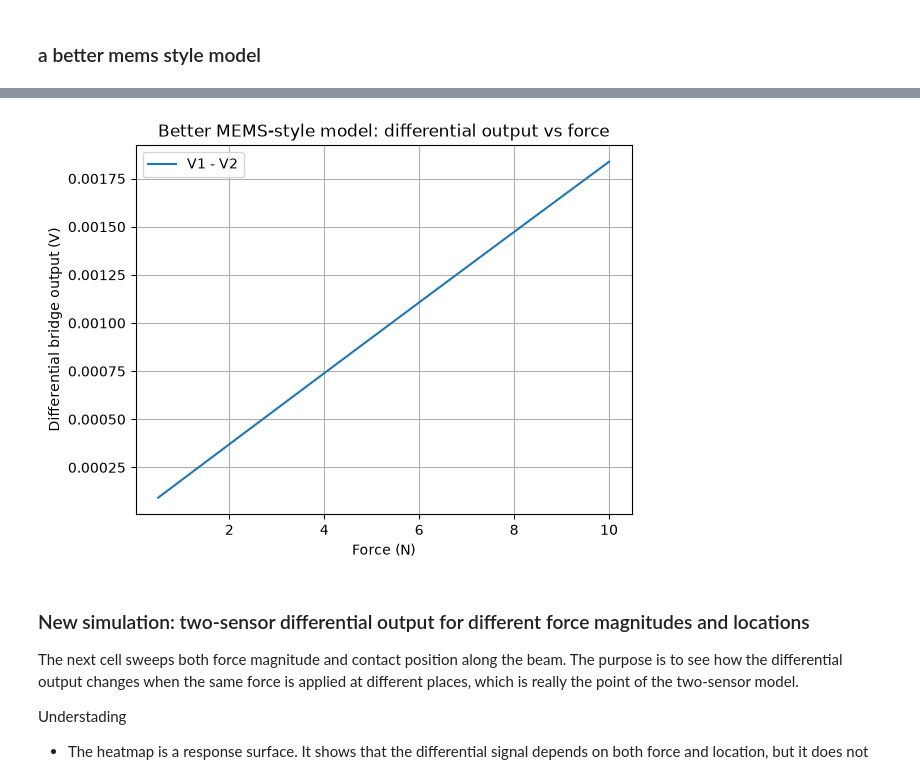
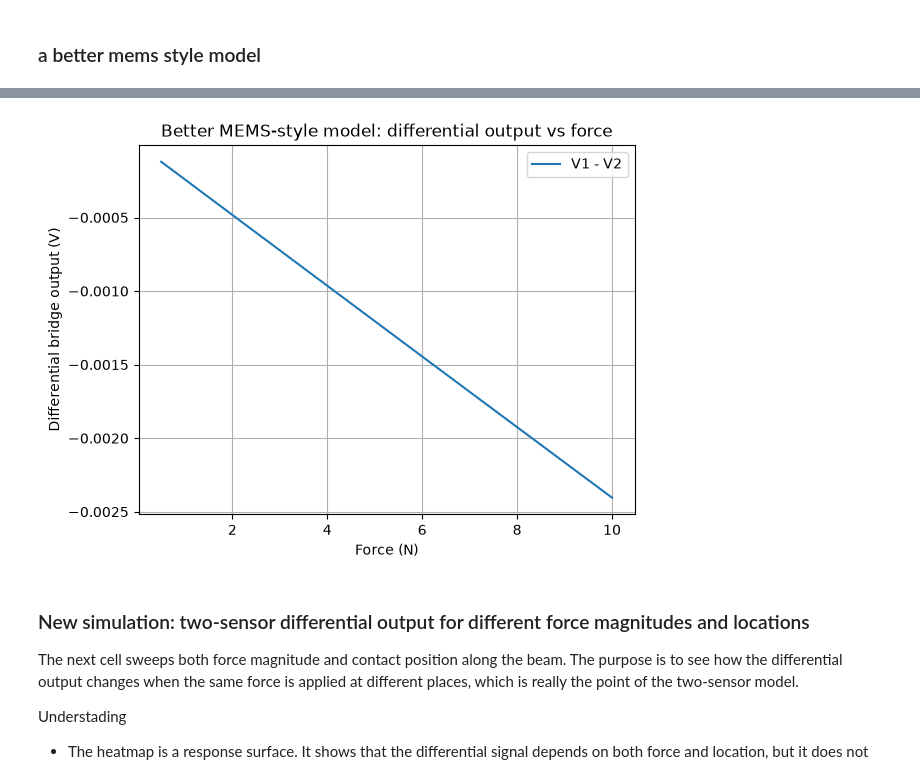
Before and after one commit to MZhouItsg/StrainSimTesting, a Jupyter notebook: 260629test.ipynb, the cells around one changed output, grey strips where cells are left out. Drawn from its saved outputs; the diff is of its cells as text; code cells hidden in the pictures.

```diff
--- a/260629test.ipynb
+++ b/260629test.ipynb
@@ -396,63 +405,72 @@ Vex = 3.3
 
 forces = np.linspace(0.5, 10, 40)
 
-# MEMS internal amplification and gradient parameters
+# MEMS internal amplification factor
 G = 20
-h_mem = 50e-6
 
 
 def beam_strain(F, x):
     return (F * (x_force - x)) * c / (E * I)
 
 
-def mems_bridge_output(eps, G=G, h_mem=h_mem):
-    """Single-surface MEMS bridge with internal strain gradient.
+def gauge_strain(eps_x, eps_y, gamma_xy, angle_deg):
+    """Strain seen by a piezoresistor oriented at angle_deg from the beam axis."""
+    theta = np.deg2rad(angle_deg)
+    ct = np.cos(theta)
+    st = np.sin(theta)
+    return eps_x * ct**2 + eps_y * st**2 + gamma_xy * st * ct
 
-    A realistic MEMS strain-gauge bridge should not place all four gauges with the
-    same signed strain sensitivity. In a real die, neighboring gauges are usually
-    oriented so that one arm sees a positive strain change while the opposite arm
-    sees a negative strain change. That is what makes the Wheatstone bridge output
-    respond to bending instead of cancelling out.
+
+def mems_bridge_output(eps, G=G, orientation='0/90'):
+    """Physically correct MEMS Wheatstone bridge output.
+
+    All four piezoresistors sit on the same surface of the die. The differential
+    signal comes from their angular orientation, not from a through-thickness
+    height gradient. For a bending beam:
+      - 0/90 layout: two arms along x see +eps_xx; two arms along y see -nu*eps_xx.
+        Those opposite signs drive the bridge differentially.
+      - 45/45 layout: arms at +45 and -45 see eps_xx*(1-nu)/2 +/- gamma_xy/2.
+        This layout is more sensitive to shear and mixed-mode loading.
     """
-    # Mechanical strain is amplified by the MEMS flexure before it reaches the
-    # piezoresistive elements embedded in the membrane.
     eps0 = G * eps
+    eps_y = -nu * eps0   # Poisson contraction on the same surface, no shear assumed
 
-    # Internal gauge-height pattern for a physically realistic single-surface bridge.
-    # The signs are intentionally asymmetric so adjacent arms see opposite-signed
-    # strain contributions. If the pattern were perfectly symmetric, the bridge
-    # would be locally balanced and the differential output would collapse to zero.
-    y = np.array([-0.5, 0.5, 0.5, -0.5]) * h_mem
-    kappa = eps0 / max(h_mem, 1e-12)
-    eps_local = eps0 + kappa * y
+    if orientation == '0/90':
+        # R1, R4 longitudinal (0 deg); R2, R3 transverse (90 deg)
+        angles = np.array([0.0, 90.0, 90.0, 0.0])
+    elif orientation == '45/45':
+        # R1, R4 at +45 deg; R2, R3 at -45 deg
+        angles = np.array([45.0, -45.0, -45.0, 45.0])
+    else:
+        raise ValueError("orientation must be '0/90' or '45/45'")
 
-    R1 = R0 * (1 + GF * eps_local[0])
-    R2 = R0 * (1 + GF * eps_local[1])
-    R3 = R0 * (1 + GF * eps_local[2])
-    R4 = R0 * (1 + GF * eps_local[3])
+    strains = np.array([gauge_strain(eps0, eps_y, 0.0, a) for a in angles])
 
-    # Differential bridge output: a real MEMS sensor relies on the two halves of
-    # the bridge seeing opposite resistance changes to generate a nonzero output.
+    R1 = R0 * (1 + GF * strains[0])
+    R2 = R0 * (1 + GF * strains[1])
+    R3 = R0 * (1 + GF * strains[2])
+    R4 = R0 * (1 + GF * strains[3])
+
     return Vex * ((R2 / (R1 + R2)) - (R4 / (R3 + R4)))
 
 
 Vdiff = []
 for F in forces:
     eps1 = beam_strain(F, x1)
     eps2 = beam_strain(F, x2)
     V1 = mems_bridge_output(eps1)
     V2 = mems_bridge_output(eps2)
     Vdiff.append(V1 - V2)
 
 plt.plot(forces, Vdiff, label="V1 - V2")
 plt.xlabel("Force (N)")
 plt.ylabel("Differential bridge output (V)")
 plt.title("Better MEMS-style model: differential output vs force")
 plt.grid()
 plt.legend()
 plt.show()
 # %% [output]
-[figure, old version]
+[figure, new version]
 # %% [markdown]
 ### New simulation: two-sensor differential output for different force magnitudes and locations
 
```
Also changed, not shown: parts of 13 cells of this notebook, 1 other file.
